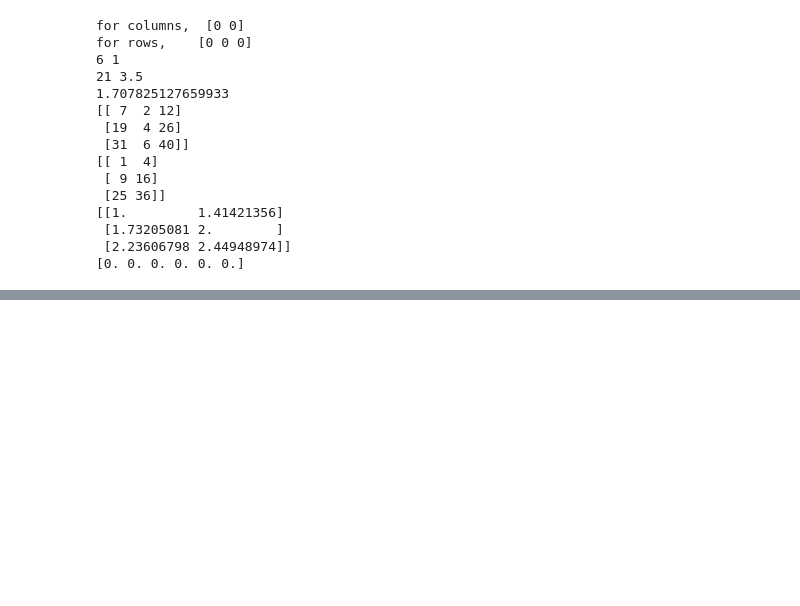
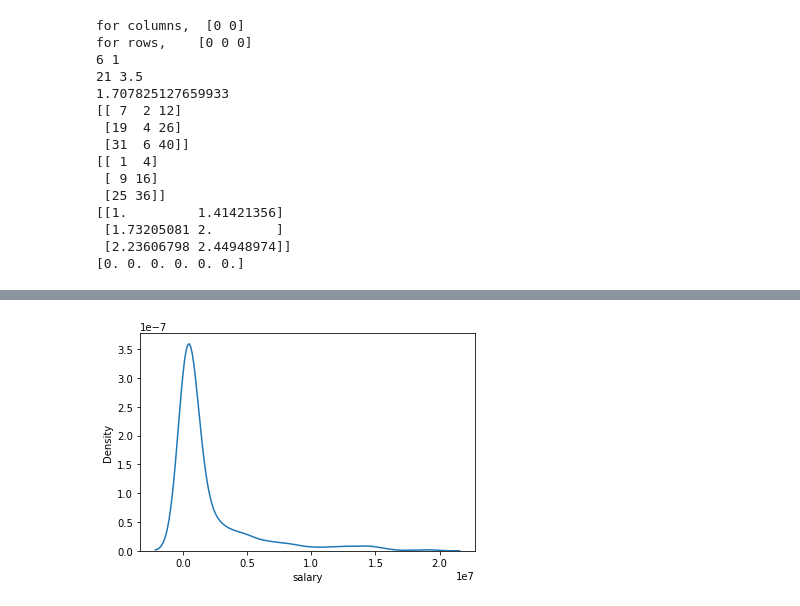
Before and after one commit to OlaseeniOlayinka/DSCI-552, a Jupyter notebook: Homework0.ipynb, the cells around one changed output, grey strips where cells are left out. Drawn from its saved outputs; the diff is of its cells as text; code cells hidden in the pictures; blank space fills up the shorter version.

```diff
--- a/Homework0.ipynb
+++ b/Homework0.ipynb
@@ -63,4 +64,4 @@ for key in salaries:
 salary_dict = atl_hou.to_dict('list')
 #salary_dict['teamID']
 # %%
-pd.DataFrame(salary_dict)
+player_salary_df = pd.DataFrame(salary_dict)
@@ -149,0 +166,8 @@ for rows,    [0 0 0]
+# %%
+sns.distplot(player_salary_df.salary, hist=False)
+
+plt.show()
+
+#player_salary_df
+# %% [output]
+[figure, added]
```
Also changed, not shown: parts of 7 cells of this notebook.
